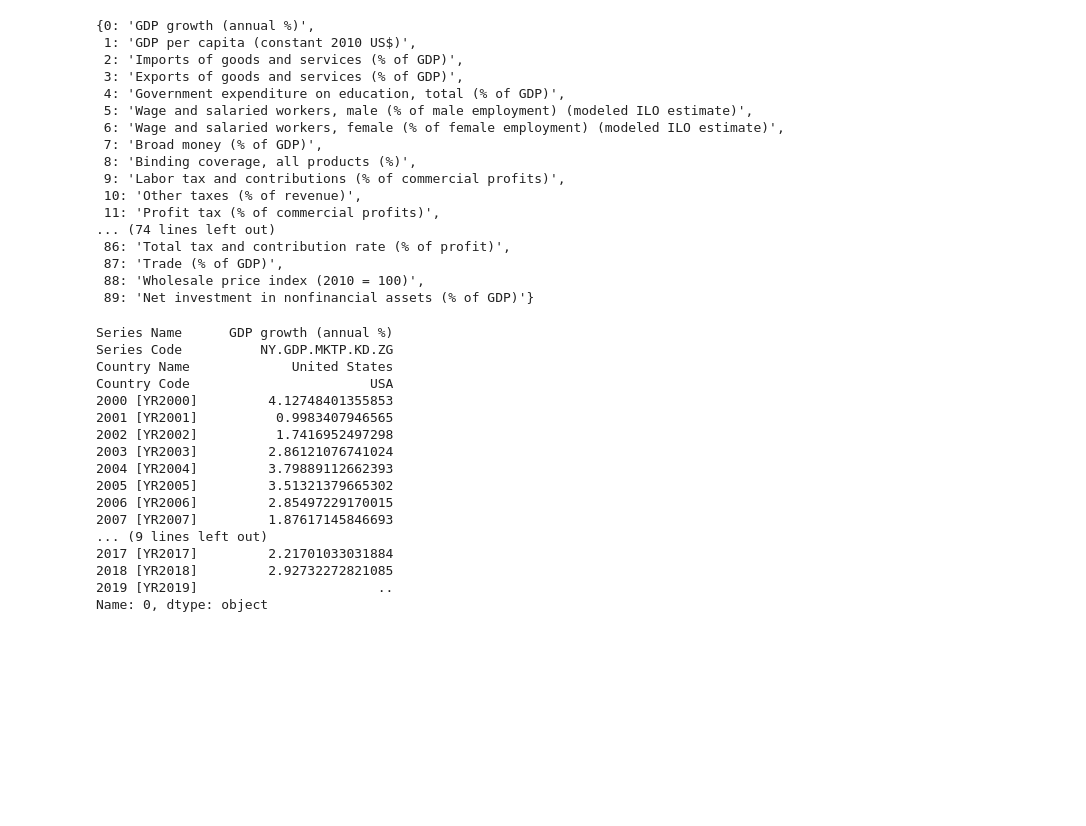
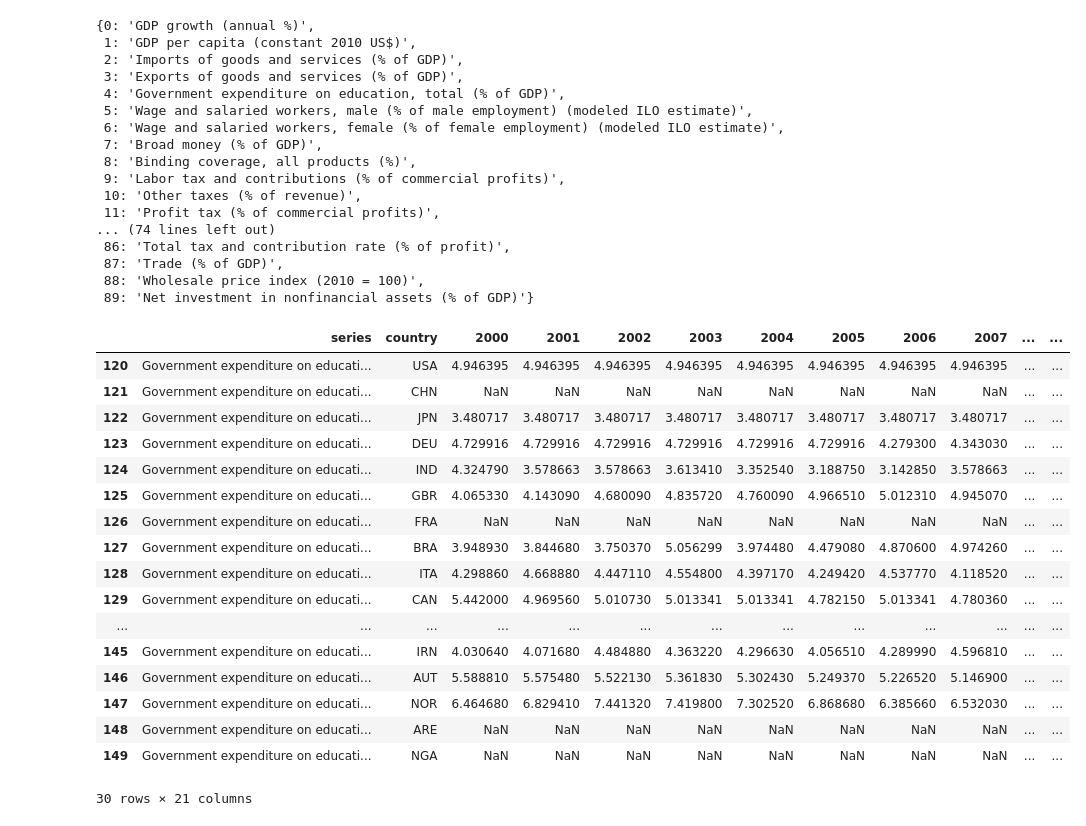
Before and after one commit to tt0507/Mini-Project, a Jupyter notebook: japan_deflation/data_preprocessing.ipynb, the cells around one changed output. Cells and saved outputs as stored; diff of their text form; code cells hidden in the pictures; blank space fills up the shorter version.

Commit message:
data processing continue

```diff
--- a/japan_deflation/data_preprocessing.ipynb
+++ b/japan_deflation/data_preprocessing.ipynb
@@ -17,0 +33,11 @@ all_data = all_data.iloc[:-5, :]
+# %%
+data_cell = all_data.loc[:, '2000 [YR2000]':].T.fillna(all_data.loc[:, '2000 [YR2000]':].mean(axis=1)).T
+# %%
+new_columns = [str(x) for x in range(2000, 2019, 1)]
+data_cell = data_cell.rename(columns = dict(zip(data_cell.columns, new_columns)))
+# %%
+data_cell['series'] = all_data['Series Name']
+data_cell['country'] = all_data['Country Code']
+data_cell = data_cell.reindex(columns=['series', 'country', '2000', '2001', '2002', '2003', '2004', '2005', '2006', '2007', '2008',
+       '2009', '2010', '2011', '2012', '2013', '2014', '2015', '2016', '2017',
+       '2018'])
@@ -18,7 +76,7 @@ all_data = all_data.iloc[:-5, :]
 # %% [markdown]
 Get all the name of the dataset imported.
 # %%
-data_name = all_data['Series Name'].unique()
+data_name = data_cell['series'].unique()
 data_dict = dict(zip(list(range(len(data_name))), data_name))
 data_dict
 # %% [output]
@@ -39,23 +97,24 @@ data_dict
  87: 'Trade (% of GDP)',
  88: 'Wholesale price index (2010 = 100)',
  89: 'Net investment in nonfinancial assets (% of GDP)'}
-# %%
-all_data.loc[all_data['Series Name'] == data_dict[0]].iloc[0]
-# %% [output]
-Series Name      GDP growth (annual %)
-Series Code          NY.GDP.MKTP.KD.ZG
-Country Name             United States
-Country Code                       USA
-2000 [YR2000]         4.12748401355853
-2001 [YR2001]          0.9983407946565
-2002 [YR2002]          1.7416952497298
-2003 [YR2003]         2.86121076741024
-2004 [YR2004]         3.79889112662393
-2005 [YR2005]         3.51321379665302
-2006 [YR2006]         2.85497229170015
-2007 [YR2007]         1.87617145846693
-... (9 lines left out)
-2017 [YR2017]         2.21701033031884
-2018 [YR2018]         2.92732272821085
-2019 [YR2019]                       ..
-Name: 0, dtype: object
+# %%
+data_cell.loc[data_cell['series'] == data_dict[4]]
+# %% [output]
+|  | series | country | 2000 | 2001 | 2002 | 2003 | 2004 | 2005 | 2006 | 2007 | ... | ... |
+| 120 | Government expenditure on educati... | USA | 4.946395 | 4.946395 | 4.946395 | 4.946395 | 4.946395 | 4.946395 | 4.946395 | 4.946395 | ... | ... |
+| 121 | Government expenditure on educati... | CHN | NaN | NaN | NaN | NaN | NaN | NaN | NaN | NaN | ... | ... |
+| 122 | Government expenditure on educati... | JPN | 3.480717 | 3.480717 | 3.480717 | 3.480717 | 3.480717 | 3.480717 | 3.480717 | 3.480717 | ... | ... |
+| 123 | Government expenditure on educati... | DEU | 4.729916 | 4.729916 | 4.729916 | 4.729916 | 4.729916 | 4.729916 | 4.279300 | 4.343030 | ... | ... |
+| 124 | Government expenditure on educati... | IND | 4.324790 | 3.578663 | 3.578663 | 3.613410 | 3.352540 | 3.188750 | 3.142850 | 3.578663 | ... | ... |
+| 125 | Government expenditure on educati... | GBR | 4.065330 | 4.143090 | 4.680090 | 4.835720 | 4.760090 | 4.966510 | 5.012310 | 4.945070 | ... | ... |
+| 126 | Government expenditure on educati... | FRA | NaN | NaN | NaN | NaN | NaN | NaN | NaN | NaN | ... | ... |
+| 127 | Government expenditure on educati... | BRA | 3.948930 | 3.844680 | 3.750370 | 5.056299 | 3.974480 | 4.479080 | 4.870600 | 4.974260 | ... | ... |
+| 128 | Government expenditure on educati... | ITA | 4.298860 | 4.668880 | 4.447110 | 4.554800 | 4.397170 | 4.249420 | 4.537770 | 4.118520 | ... | ... |
+| 129 | Government expenditure on educati... | CAN | 5.442000 | 4.969560 | 5.010730 | 5.013341 | 5.013341 | 4.782150 | 5.013341 | 4.780360 | ... | ... |
+| ... | ... | ... | ... | ... | ... | ... | ... | ... | ... | ... | ... | ... |
+| 145 | Government expenditure on educati... | IRN | 4.030640 | 4.071680 | 4.484880 | 4.363220 | 4.296630 | 4.056510 | 4.289990 | 4.596810 | ... | ... |
+| 146 | Government expenditure on educati... | AUT | 5.588810 | 5.575480 | 5.522130 | 5.361830 | 5.302430 | 5.249370 | 5.226520 | 5.146900 | ... | ... |
+| 147 | Government expenditure on educati... | NOR | 6.464680 | 6.829410 | 7.441320 | 7.419800 | 7.302520 | 6.868680 | 6.385660 | 6.532030 | ... | ... |
+| 148 | Government expenditure on educati... | ARE | NaN | NaN | NaN | NaN | NaN | NaN | NaN | NaN | ... | ... |
+| 149 | Government expenditure on educati... | NGA | NaN | NaN | NaN | NaN | NaN | NaN | NaN | NaN | ... | ... |
+30 rows × 21 columns
```
Also changed, not shown: parts of 11 cells of this notebook.
